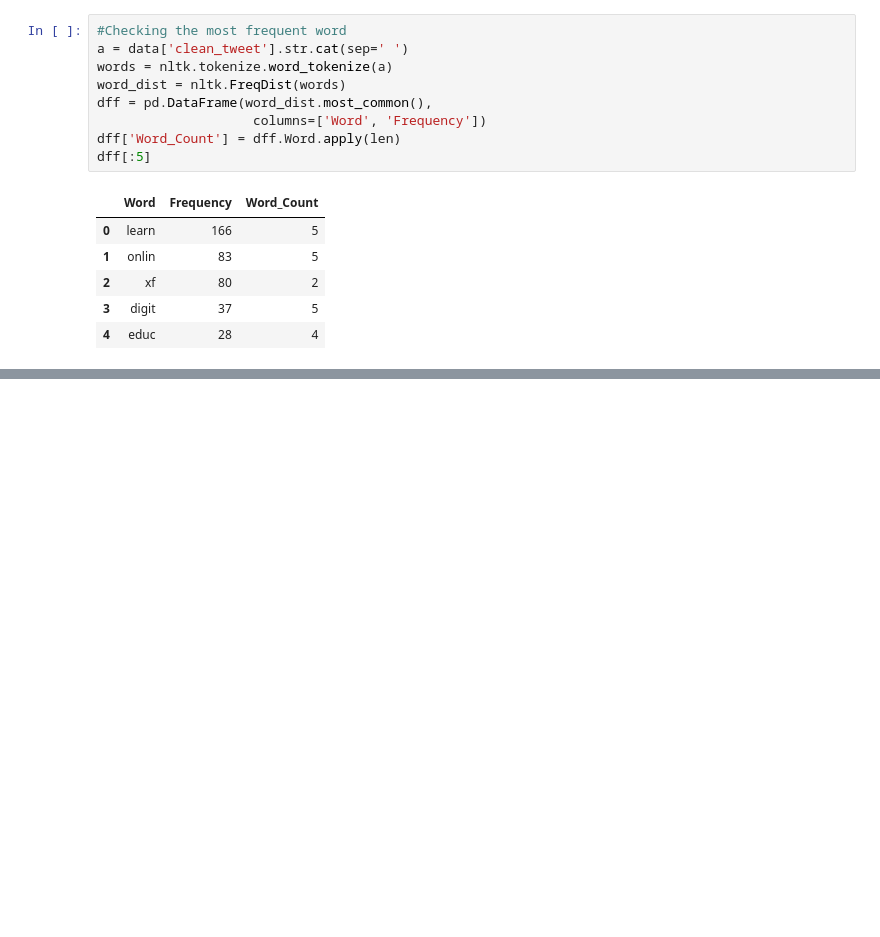
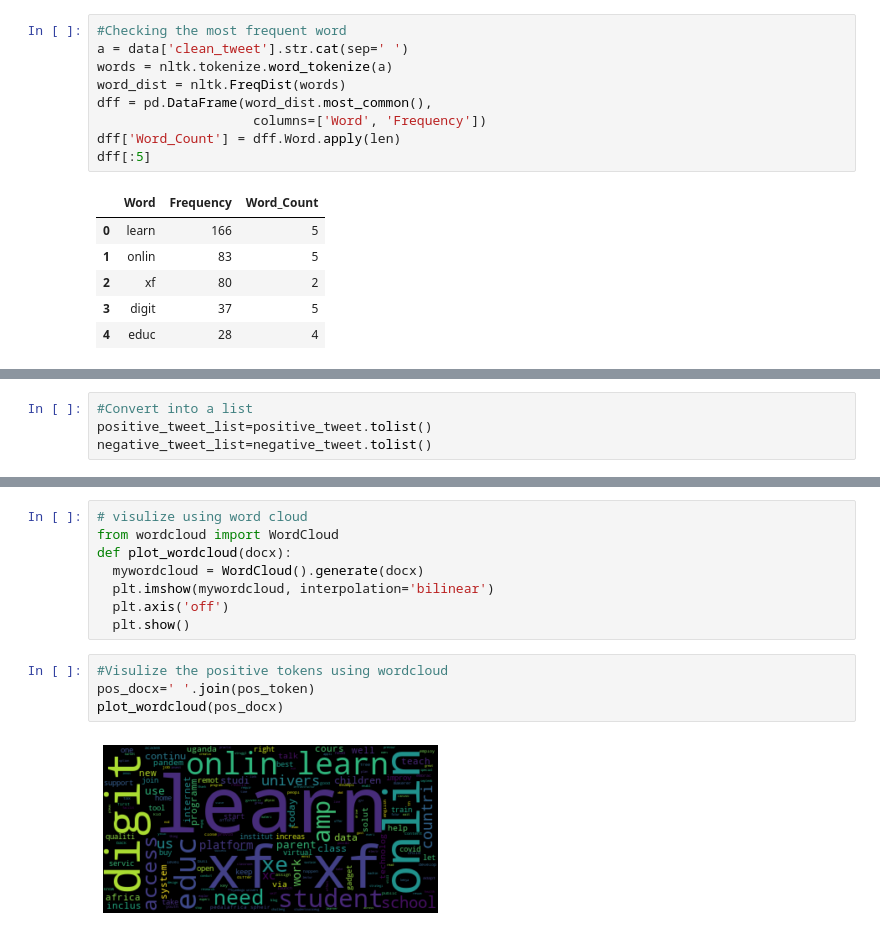
Before and after one commit to iyline-sigey/PREDICTIVE-ANALYSIS-ON-REMOTE-LEARNING, a Jupyter notebook: Data_cleaning_and_text_cleaning.ipynb, the cells around one changed output, grey strips where cells are left out. Drawn from its saved outputs; the diff is of its cells as text; blank space fills up the shorter version.

```diff
--- a/Data_cleaning_and_text_cleaning.ipynb
+++ b/Data_cleaning_and_text_cleaning.ipynb
@@ -295,0 +338,4 @@ dff[:5]
+# %%
+#Convert into a list
+positive_tweet_list=positive_tweet.tolist()
+negative_tweet_list=negative_tweet.tolist()
@@ -295,0 +440,14 @@ dff[:5]
+# %%
+# visulize using word cloud
+from wordcloud import WordCloud
+def plot_wordcloud(docx):
+  mywordcloud = WordCloud().generate(docx)
+  plt.imshow(mywordcloud, interpolation='bilinear')
+  plt.axis('off')
+  plt.show()
+# %%
+#Visulize the positive tokens using wordcloud
+pos_docx=' '.join(pos_token)
+plot_wordcloud(pos_docx)
+# %% [output]
+[figure, added]
```
Also changed, not shown: parts of 22 cells of this notebook.
